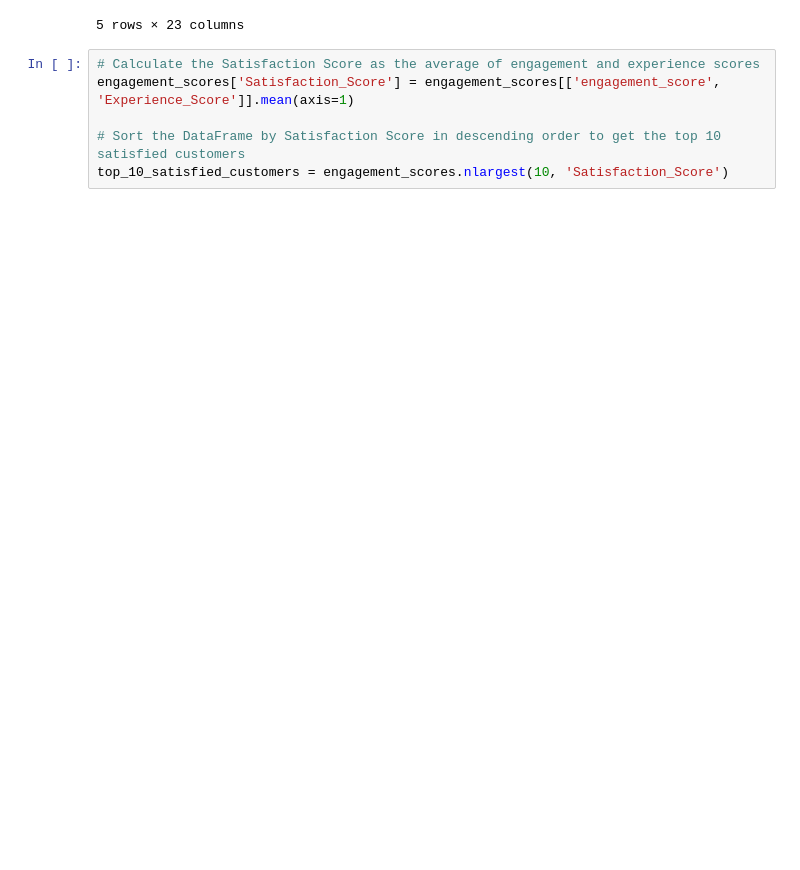
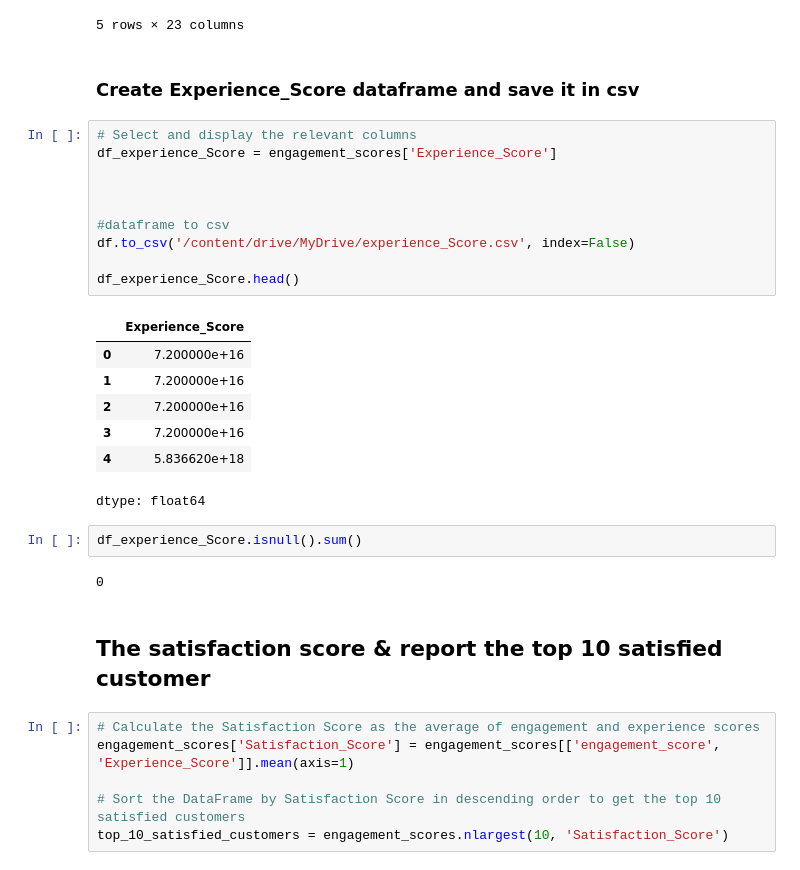
Before and after one commit to santoshdhalwalkar/Telecommunication, a Jupyter notebook: task_4.ipynb, the cells around one changed output. Drawn from its saved outputs; the diff is of its cells as text; blank space fills up the shorter version.

```diff
--- a/task_4.ipynb
+++ b/task_4.ipynb
@@ -168,6 +190,32 @@ engagement_scores.head()
 | 3 | 1.311450e+19 | 3.366495e+10 | 2.308200e+08 | 39.0 | 2.0 | 22.0 | 46.0 | ... |
 | 4 | 7.349880e+18 | 3.366403e+10 | 2.389200e+08 | 38.0 | 1.0 | 49.0 | 47.0 | ... |
 5 rows × 23 columns
+# %% [markdown]
+###  Create Experience_Score dataframe and save it in csv
+# %%
+# Select and display the relevant columns
+df_experience_Score = engagement_scores['Experience_Score']
+
+
+
+#dataframe to csv
+df.to_csv('/content/drive/MyDrive/experience_Score.csv', index=False)
+
+df_experience_Score.head()
+# %% [output]
+|  | Experience_Score |
+| 0 | 7.200000e+16 |
+| 1 | 7.200000e+16 |
+| 2 | 7.200000e+16 |
+| 3 | 7.200000e+16 |
+| 4 | 5.836620e+18 |
+dtype: float64
+# %%
+df_experience_Score.isnull().sum()
+# %% [output]
+0
+# %% [markdown]
+##  The satisfaction score & report the top 10 satisfied customer
 # %%
 # Calculate the Satisfaction Score as the average of engagement and experience scores
 engagement_scores['Satisfaction_Score'] = engagement_scores[['engagement_score', 'Experience_Score']].mean(axis=1)
```
Also changed, not shown: parts of 14 cells of this notebook.
